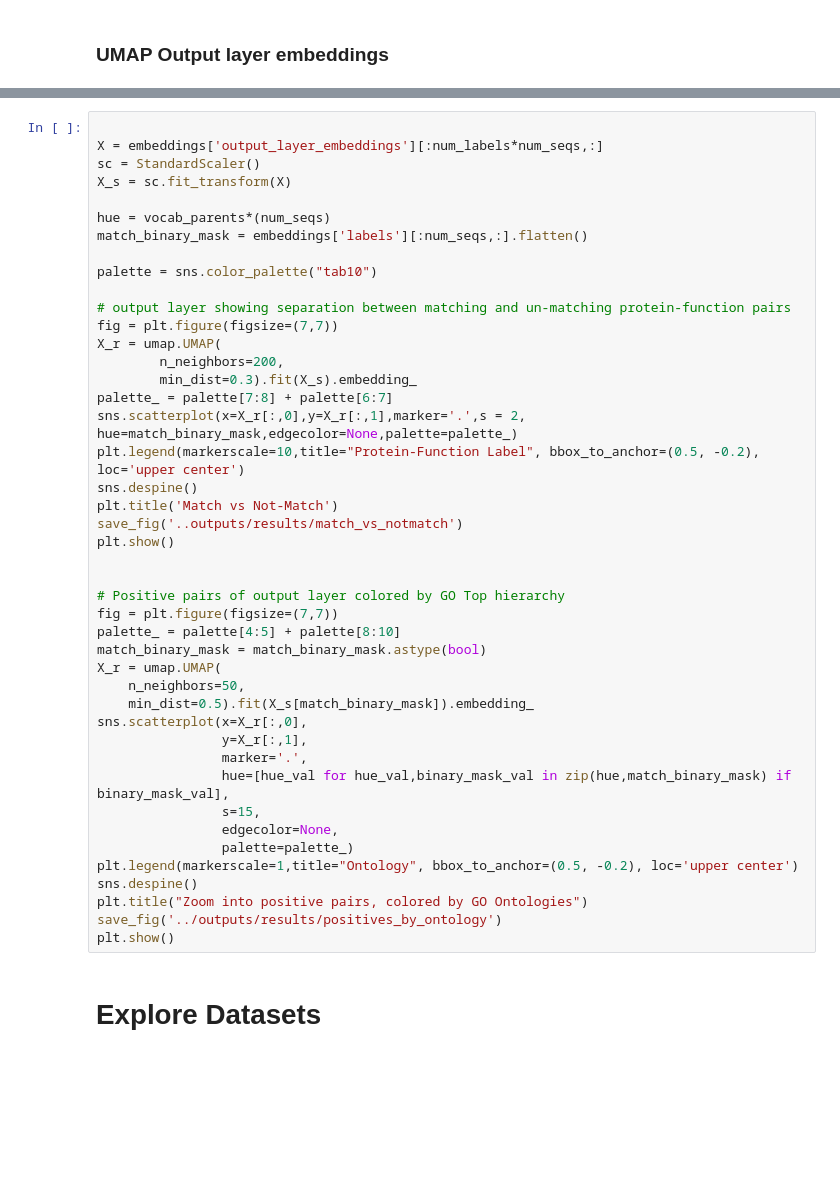
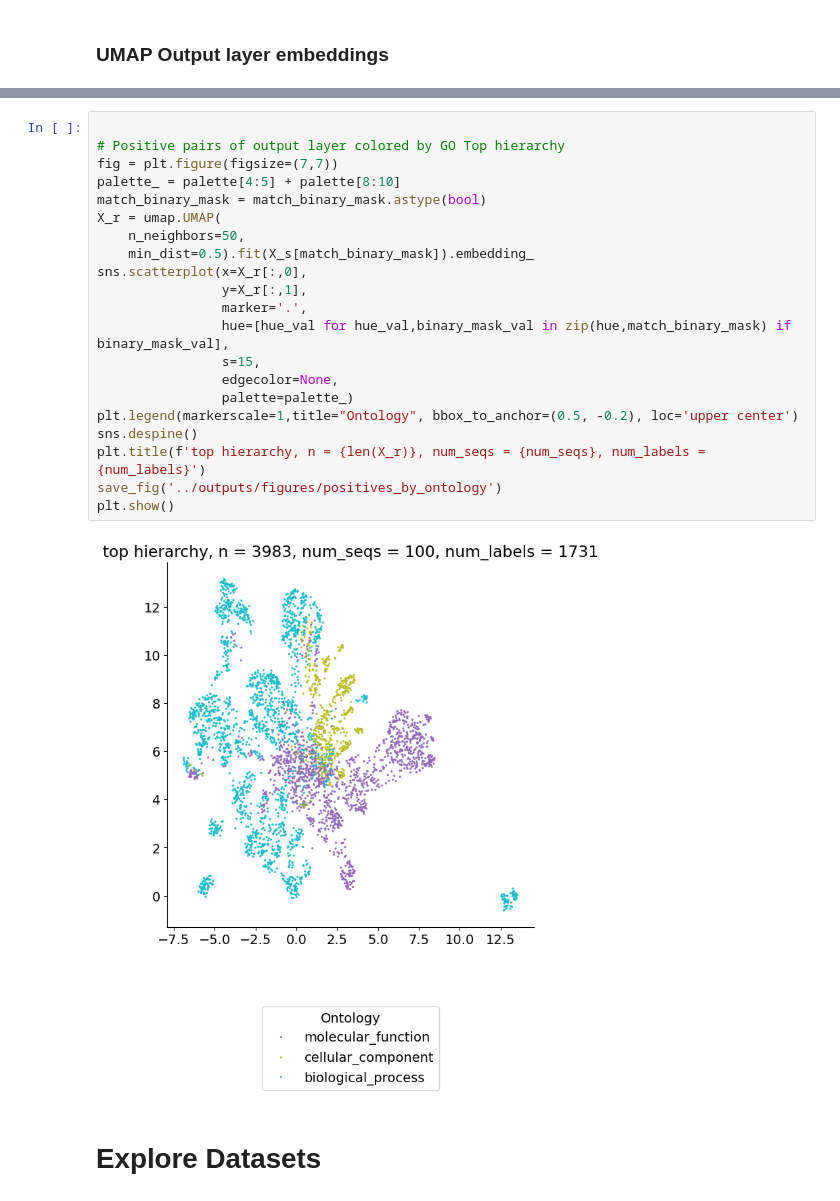
Before and after one commit to microsoft/protnote, a Jupyter notebook: notebooks/Results.ipynb, the cells around one changed output, grey strips where cells are left out. Drawn from its saved outputs; the diff is of its cells as text; blank space fills up the shorter version.

```diff
--- a/notebooks/Results.ipynb
+++ b/notebooks/Results.ipynb
@@ -136,47 +168,26 @@ Warning: the following code block consumes about 110GB of memory and takes 1h+ o
 # %%
-
-X = embeddings['output_layer_embeddings'][:num_labels*num_seqs,:]
-sc = StandardScaler()
-X_s = sc.fit_transform(X)
-
-hue = vocab_parents*(num_seqs)
-match_binary_mask = embeddings['labels'][:num_seqs,:].flatten()
-
-palette = sns.color_palette("tab10")
-
-# output layer showing separation between matching and un-matching protein-function pairs
-fig = plt.figure(figsize=(7,7))
-X_r = umap.UMAP(
-        n_neighbors=200,
-        min_dist=0.3).fit(X_s).embedding_
-palette_ = palette[7:8] + palette[6:7]
-sns.scatterplot(x=X_r[:,0],y=X_r[:,1],marker='.',s = 2, hue=match_binary_mask,edgecolor=None,palette=palette_)
-plt.legend(markerscale=10,title="Protein-Function Label", bbox_to_anchor=(0.5, -0.2), loc='upper center')
-sns.despine()
-plt.title('Match vs Not-Match')
-save_fig('..outputs/results/match_vs_notmatch')
-plt.show()
-
 
 # Positive pairs of output layer colored by GO Top hierarchy
 fig = plt.figure(figsize=(7,7))
 palette_ = palette[4:5] + palette[8:10]
 match_binary_mask = match_binary_mask.astype(bool)
 X_r = umap.UMAP(
     n_neighbors=50,
     min_dist=0.5).fit(X_s[match_binary_mask]).embedding_
 sns.scatterplot(x=X_r[:,0],
                 y=X_r[:,1],
                 marker='.',
                 hue=[hue_val for hue_val,binary_mask_val in zip(hue,match_binary_mask) if binary_mask_val],
                 s=15,
                 edgecolor=None,
                 palette=palette_)
 plt.legend(markerscale=1,title="Ontology", bbox_to_anchor=(0.5, -0.2), loc='upper center')
 sns.despine()
-plt.title("Zoom into positive pairs, colored by GO Ontologies")
-save_fig('../outputs/results/positives_by_ontology')
+plt.title(f'top hierarchy, n = {len(X_r)}, num_seqs = {num_seqs}, num_labels = {num_labels}')
+save_fig('../outputs/figures/positives_by_ontology')
 plt.show()
+# %% [output]
+[figure, added]
 # %% [markdown]
 # Explore Datasets
 # %%
```
Also changed, not shown: parts of 12 cells of this notebook, 2 other files.
